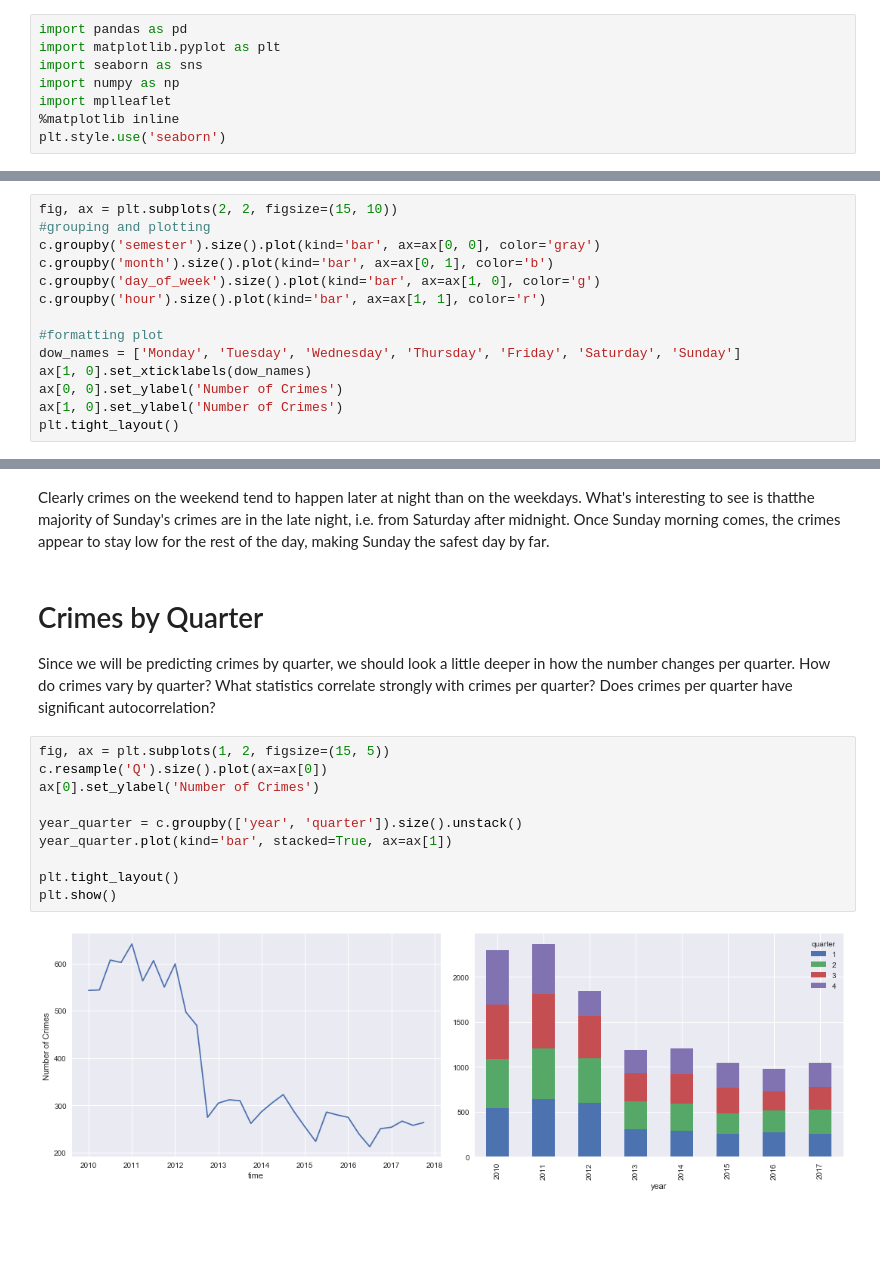
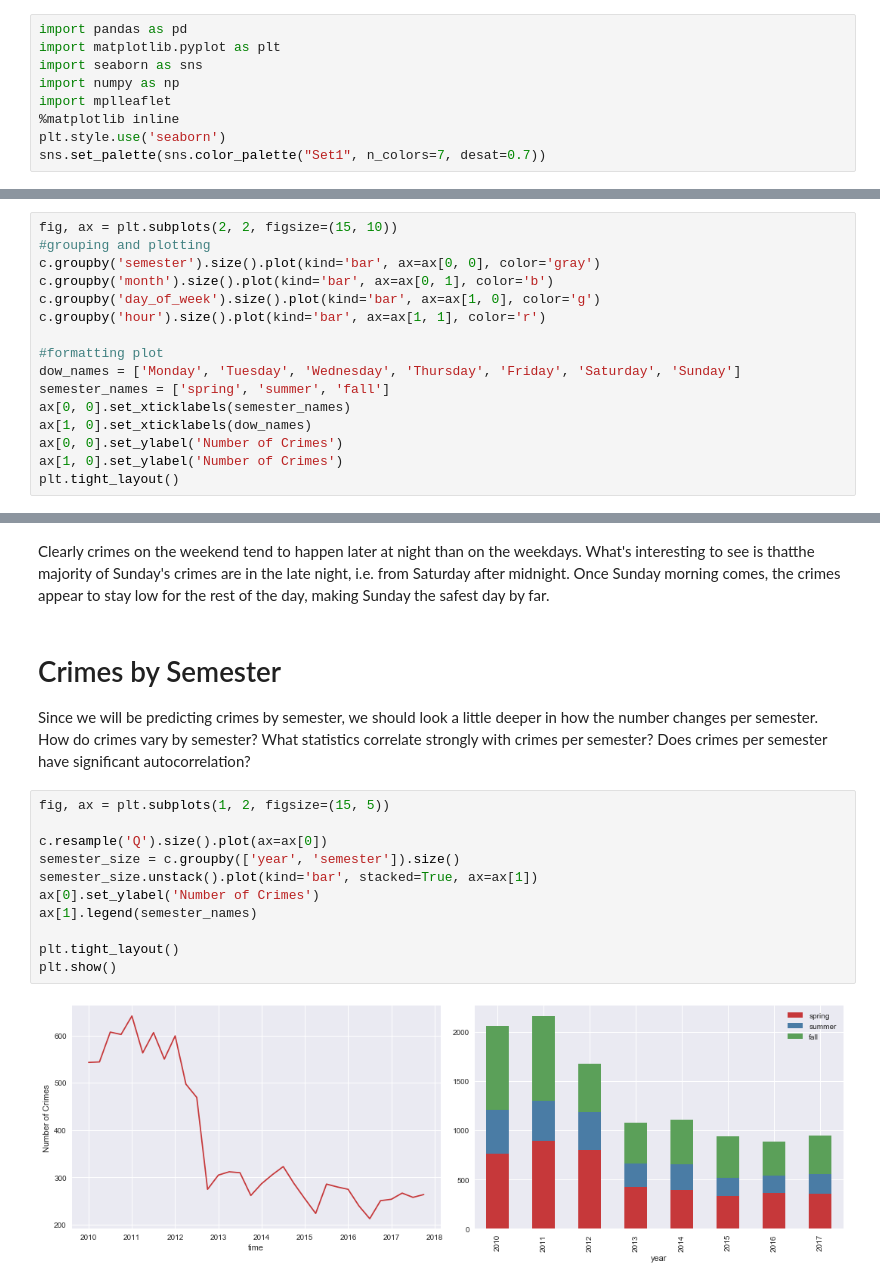
Before and after one commit to pspratling/Forecasting-Crime-around-the-Georgia-Tech-Campus, a Jupyter notebook: Project/Exploratory Data Analysis.ipynb, the cells around one changed output, grey strips where cells are left out. Cells and saved outputs as stored; diff of their text form; blank space fills up the shorter version.

Commit message:
updating statistical analysis

```diff
--- a/Project/Exploratory Data Analysis.ipynb
+++ b/Project/Exploratory Data Analysis.ipynb
@@ -6,6 +6,7 @@ import numpy as np
 import mplleaflet
 %matplotlib inline
 plt.style.use('seaborn')
+sns.set_palette(sns.color_palette("Set1", n_colors=7, desat=0.7))
 # %% [markdown]
 # Importing Data
 
@@ -122,6 +129,8 @@ c.groupby('hour').size().plot(kind='bar', ax=ax[1, 1], color='r')
 
 #formatting plot
 dow_names = ['Monday', 'Tuesday', 'Wednesday', 'Thursday', 'Friday', 'Saturday', 'Sunday']
+semester_names = ['spring', 'summer', 'fall']
+ax[0, 0].set_xticklabels(semester_names)
 ax[1, 0].set_xticklabels(dow_names)
 ax[0, 0].set_ylabel('Number of Crimes')
 ax[1, 0].set_ylabel('Number of Crimes')
@@ -147,18 +156,19 @@ plt.show()
 # %% [markdown]
 Clearly crimes on the weekend tend to happen later at night than on the weekdays. What's interesting to see is thatthe majority of Sunday's crimes are in the late night, i.e. from Saturday after midnight. Once Sunday morning comes, the crimes appear to stay low for the rest of the day, making Sunday the safest day by far.
 # %% [markdown]
-# Crimes by Quarter
+# Crimes by Semester
 
-Since we will be predicting crimes by quarter, we should look a little deeper in how the number changes per quarter. How do crimes vary by quarter? What statistics correlate strongly with crimes per quarter? Does crimes per quarter have significant autocorrelation?
+Since we will be predicting crimes by semester, we should look a little deeper in how the number changes per semester. How do crimes vary by semester? What statistics correlate strongly with crimes per semester? Does crimes per semester have significant autocorrelation?
 # %%
 fig, ax = plt.subplots(1, 2, figsize=(15, 5))
+
 c.resample('Q').size().plot(ax=ax[0])
+semester_size = c.groupby(['year', 'semester']).size()
+semester_size.unstack().plot(kind='bar', stacked=True, ax=ax[1])
 ax[0].set_ylabel('Number of Crimes')
-
-year_quarter = c.groupby(['year', 'quarter']).size().unstack()
-year_quarter.plot(kind='bar', stacked=True, ax=ax[1])
+ax[1].legend(semester_names)
 
 plt.tight_layout()
 plt.show()
 # %% [output]
-[figure, old version]
+[figure, new version]
```
Also changed, not shown: parts of 19 cells of this notebook, 2 other files.
